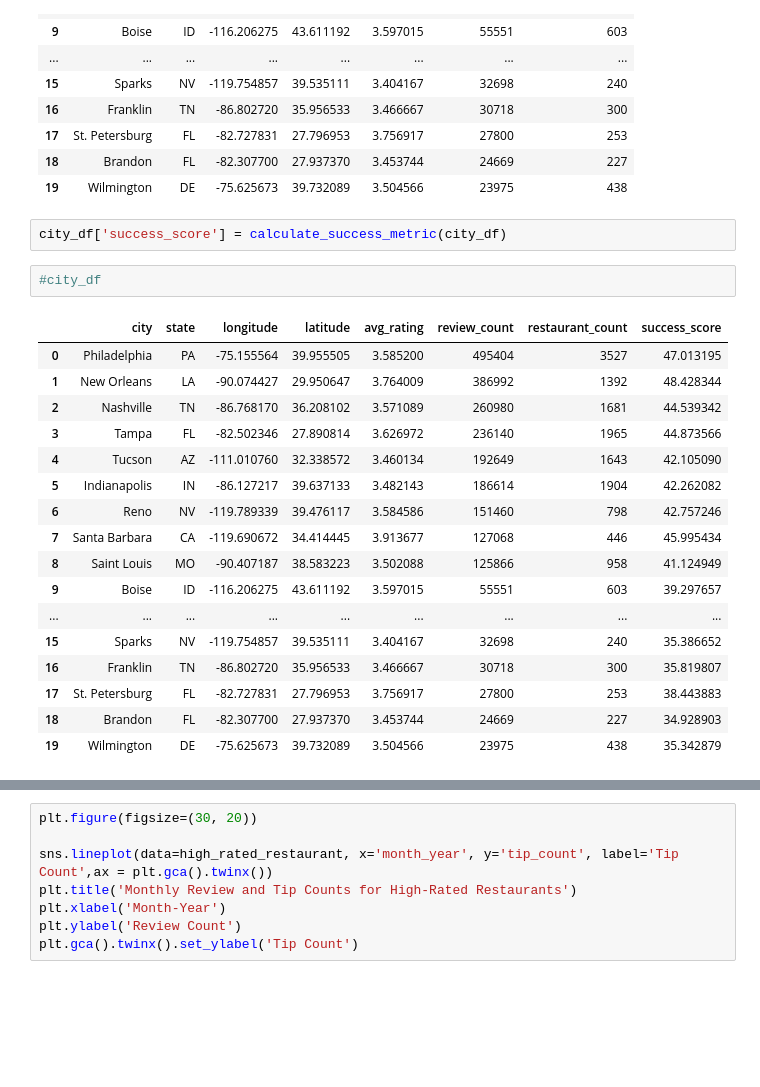
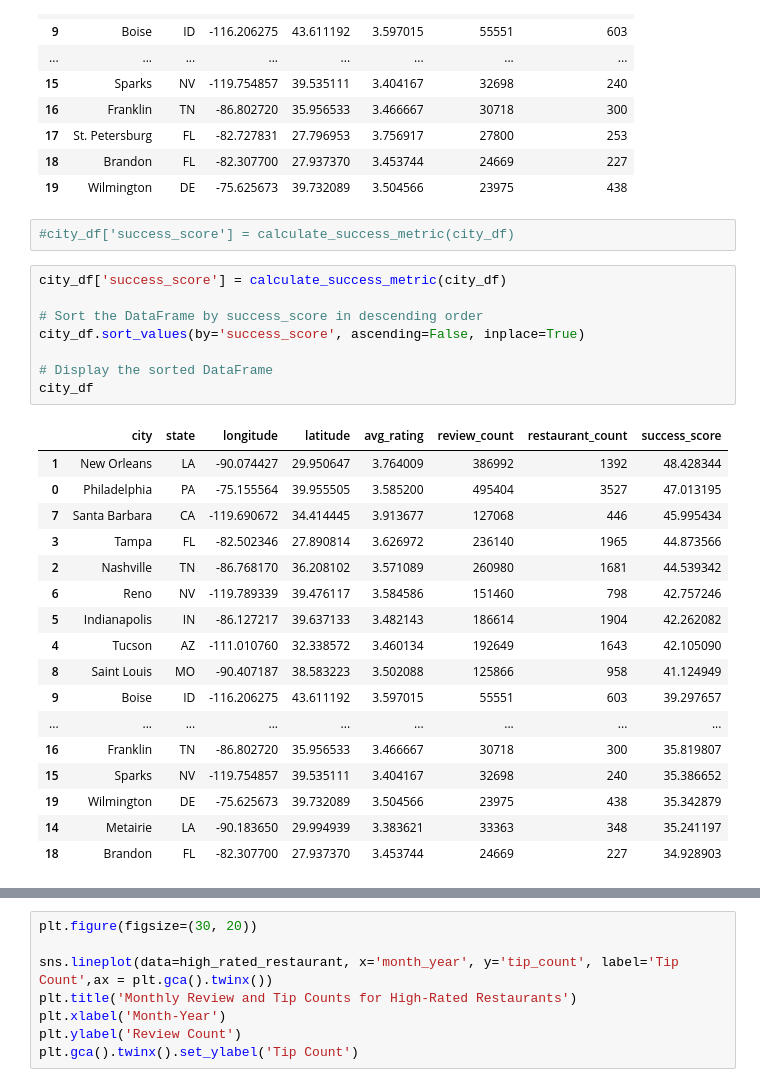
Before and after one commit to Mayank4103/Yelp_project, a Jupyter notebook: Analysis.ipynb, the cells around one changed output, grey strips where cells are left out. Drawn from its saved outputs; the diff is of its cells as text; blank space fills up the shorter version.

```diff
--- a/Analysis.ipynb
+++ b/Analysis.ipynb
@@ -565,27 +588,33 @@ city_df
 | 18 | Brandon | FL | -82.307700 | 27.937370 | 3.453744 | 24669 | 227 |
 | 19 | Wilmington | DE | -75.625673 | 39.732089 | 3.504566 | 23975 | 438 |
 # %%
-city_df['success_score'] = calculate_success_metric(city_df)
+#city_df['success_score'] = calculate_success_metric(city_df)
 # %%
-#city_df
+city_df['success_score'] = calculate_success_metric(city_df)
+
+# Sort the DataFrame by success_score in descending order
+city_df.sort_values(by='success_score', ascending=False, inplace=True)
+
+# Display the sorted DataFrame
+city_df
 # %% [output]
 |  | city | state | longitude | latitude | avg_rating | review_count | restaurant_count | success_score |
+| 1 | New Orleans | LA | -90.074427 | 29.950647 | 3.764009 | 386992 | 1392 | 48.428344 |
 | 0 | Philadelphia | PA | -75.155564 | 39.955505 | 3.585200 | 495404 | 3527 | 47.013195 |
-| 1 | New Orleans | LA | -90.074427 | 29.950647 | 3.764009 | 386992 | 1392 | 48.428344 |
+| 7 | Santa Barbara | CA | -119.690672 | 34.414445 | 3.913677 | 127068 | 446 | 45.995434 |
+| 3 | Tampa | FL | -82.502346 | 27.890814 | 3.626972 | 236140 | 1965 | 44.873566 |
 | 2 | Nashville | TN | -86.768170 | 36.208102 | 3.571089 | 260980 | 1681 | 44.539342 |
-| 3 | Tampa | FL | -82.502346 | 27.890814 | 3.626972 | 236140 | 1965 | 44.873566 |
+| 6 | Reno | NV | -119.789339 | 39.476117 | 3.584586 | 151460 | 798 | 42.757246 |
+| 5 | Indianapolis | IN | -86.127217 | 39.637133 | 3.482143 | 186614 | 1904 | 42.262082 |
 | 4 | Tucson | AZ | -111.010760 | 32.338572 | 3.460134 | 192649 | 1643 | 42.105090 |
-| 5 | Indianapolis | IN | -86.127217 | 39.637133 | 3.482143 | 186614 | 1904 | 42.262082 |
-| 6 | Reno | NV | -119.789339 | 39.476117 | 3.584586 | 151460 | 798 | 42.757246 |
-| 7 | Santa Barbara | CA | -119.690672 | 34.414445 | 3.913677 | 127068 | 446 | 45.995434 |
 | 8 | Saint Louis | MO | -90.407187 | 38.583223 | 3.502088 | 125866 | 958 | 41.124949 |
 | 9 | Boise | ID | -116.206275 | 43.611192 | 3.597015 | 55551 | 603 | 39.297657 |
 | ... | ... | ... | ... | ... | ... | ... | ... | ... |
+| 16 | Franklin | TN | -86.802720 | 35.956533 | 3.466667 | 30718 | 300 | 35.819807 |
 | 15 | Sparks | NV | -119.754857 | 39.535111 | 3.404167 | 32698 | 240 | 35.386652 |
-| 16 | Franklin | TN | -86.802720 | 35.956533 | 3.466667 | 30718 | 300 | 35.819807 |
-| 17 | St. Petersburg | FL | -82.727831 | 27.796953 | 3.756917 | 27800 | 253 | 38.443883 |
+| 19 | Wilmington | DE | -75.625673 | 39.732089 | 3.504566 | 23975 | 438 | 35.342879 |
+| 14 | Metairie | LA | -90.183650 | 29.994939 | 3.383621 | 33363 | 348 | 35.241197 |
 | 18 | Brandon | FL | -82.307700 | 27.937370 | 3.453744 | 24669 | 227 | 34.928903 |
-| 19 | Wilmington | DE | -75.625673 | 39.732089 | 3.504566 | 23975 | 438 | 35.342879 |
 # %%
 ## Tip count and review count of high rated ,avreage rated and low rated restaurant
 
```
Also changed, not shown: parts of 25 cells of this notebook, 1 other file.
